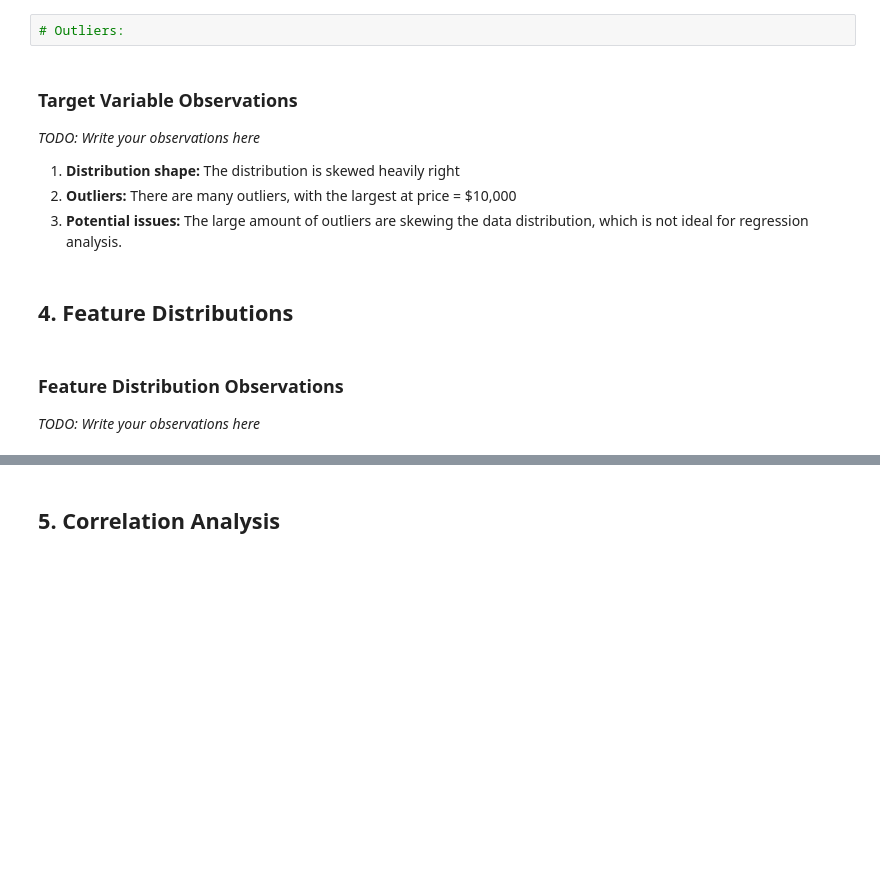
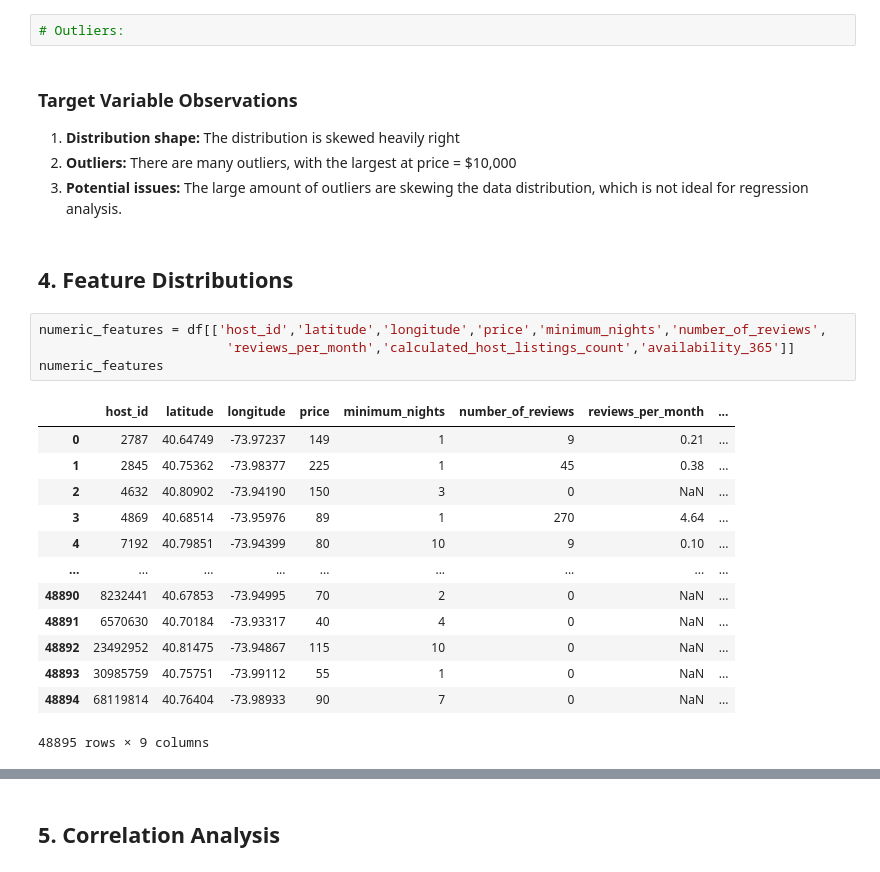
Before and after one commit to MTSU-DATA4950-Capstone-Spring2026/Team7-R1_AirbnbPricing, a Jupyter notebook: notebooks/01_eda_team7.ipynb, the cells around one changed output, grey strips where cells are left out. Drawn from its saved outputs; the diff is of its cells as text; blank space fills up the shorter version.

```diff
--- a/notebooks/01_eda_team7.ipynb
+++ b/notebooks/01_eda_team7.ipynb
@@ -169,7 +169,6 @@ plt.show()
 # %% [markdown]
 ### Target Variable Observations
 
-*TODO: Write your observations here*
 
 1. **Distribution shape:** The distribution is skewed heavily right
 2. **Outliers:** There are many outliers, with the largest at price = $10,000
@@ -178,7 +177,21 @@ plt.show()
 
 
 ## 4. Feature Distributions
-# %% [markdown]
-### Feature Distribution Observations
-
-*TODO: Write your observations here*
+# %%
+numeric_features = df[['host_id','latitude','longitude','price','minimum_nights','number_of_reviews',
+                        'reviews_per_month','calculated_host_listings_count','availability_365']]
+numeric_features
+# %% [output]
+|  | host_id | latitude | longitude | price | minimum_nights | number_of_reviews | reviews_per_month | ... |
+| 0 | 2787 | 40.64749 | -73.97237 | 149 | 1 | 9 | 0.21 | ... |
+| 1 | 2845 | 40.75362 | -73.98377 | 225 | 1 | 45 | 0.38 | ... |
+| 2 | 4632 | 40.80902 | -73.94190 | 150 | 3 | 0 | NaN | ... |
+| 3 | 4869 | 40.68514 | -73.95976 | 89 | 1 | 270 | 4.64 | ... |
+| 4 | 7192 | 40.79851 | -73.94399 | 80 | 10 | 9 | 0.10 | ... |
+| ... | ... | ... | ... | ... | ... | ... | ... | ... |
+| 48890 | 8232441 | 40.67853 | -73.94995 | 70 | 2 | 0 | NaN | ... |
+| 48891 | 6570630 | 40.70184 | -73.93317 | 40 | 4 | 0 | NaN | ... |
+| 48892 | 23492952 | 40.81475 | -73.94867 | 115 | 10 | 0 | NaN | ... |
+| 48893 | 30985759 | 40.75751 | -73.99112 | 55 | 1 | 0 | NaN | ... |
+| 48894 | 68119814 | 40.76404 | -73.98933 | 90 | 7 | 0 | NaN | ... |
+48895 rows × 9 columns
```
Also changed, not shown: parts of 2 cells of this notebook, 1 other file.
